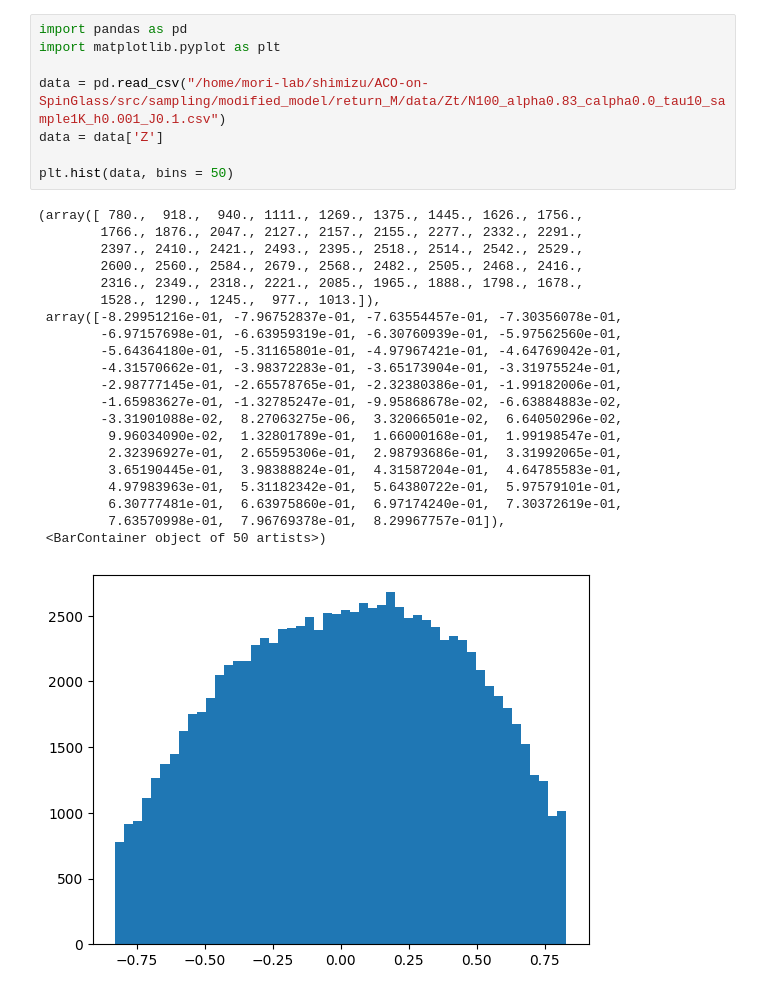
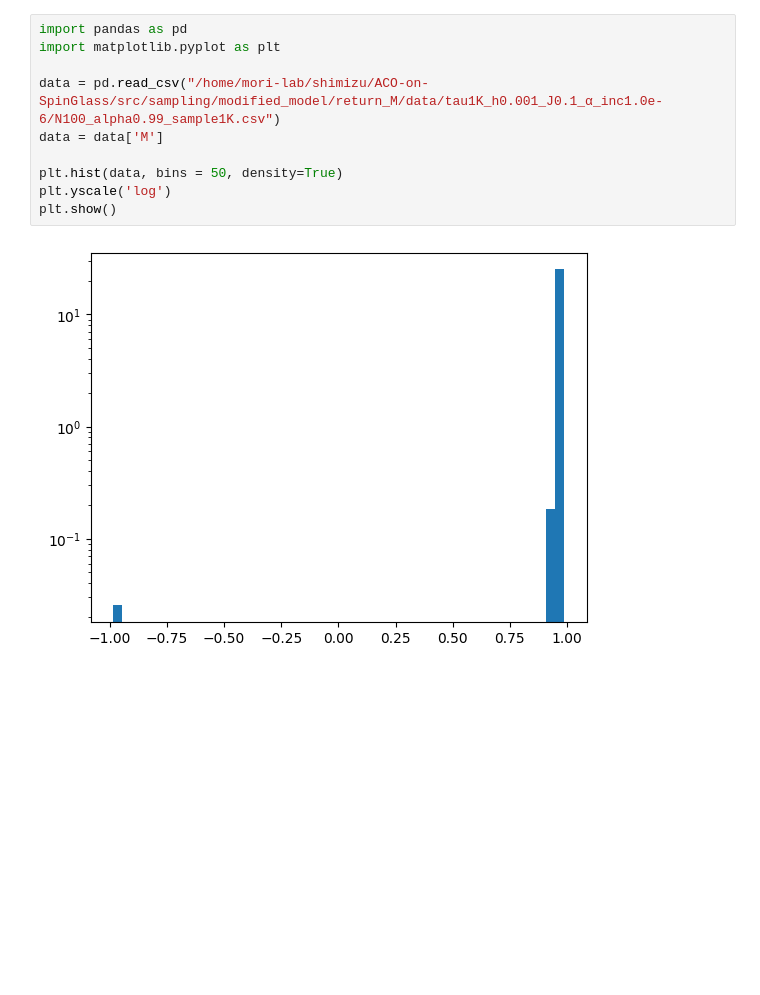
Before and after one commit to LABO-M/aco-on-spinglass, a Jupyter notebook: src/visuals/M_plot.ipynb, the cells around one changed output. Saved outputs shown, nothing was run; the diff lists cells and outputs as text; blank space fills up the shorter version.

```diff
--- a/src/visuals/M_plot.ipynb
+++ b/src/visuals/M_plot.ipynb
@@ -1,30 +1,12 @@
 # %%
 import pandas as pd
 import matplotlib.pyplot as plt
 
-data = pd.read_csv("/home/mori-lab/shimizu/ACO-on-SpinGlass/src/sampling/modified_model/return_M/data/Zt/N100_alpha0.83_calpha0.0_tau10_sample1K_h0.001_J0.1.csv")
-data = data['Z']
+data = pd.read_csv("/home/mori-lab/shimizu/ACO-on-SpinGlass/src/sampling/modified_model/return_M/data/tau1K_h0.001_J0.1_α_inc1.0e-6/N100_alpha0.99_sample1K.csv")
+data = data['M']
 
-plt.hist(data, bins = 50)
+plt.hist(data, bins = 50, density=True)
+plt.yscale('log')
+plt.show()
 # %% [output]
-(array([ 780.,  918.,  940., 1111., 1269., 1375., 1445., 1626., 1756.,
-        1766., 1876., 2047., 2127., 2157., 2155., 2277., 2332., 2291.,
-        2397., 2410., 2421., 2493., 2395., 2518., 2514., 2542., 2529.,
-        2600., 2560., 2584., 2679., 2568., 2482., 2505., 2468., 2416.,
-        2316., 2349., 2318., 2221., 2085., 1965., 1888., 1798., 1678.,
-        1528., 1290., 1245.,  977., 1013.]),
- array([-8.29951216e-01, -7.96752837e-01, -7.63554457e-01, -7.30356078e-01,
-        -6.97157698e-01, -6.63959319e-01, -6.30760939e-01, -5.97562560e-01,
-        -5.64364180e-01, -5.31165801e-01, -4.97967421e-01, -4.64769042e-01,
-        -4.31570662e-01, -3.98372283e-01, -3.65173904e-01, -3.31975524e-01,
-        -2.98777145e-01, -2.65578765e-01, -2.32380386e-01, -1.99182006e-01,
-        -1.65983627e-01, -1.32785247e-01, -9.95868678e-02, -6.63884883e-02,
-        -3.31901088e-02,  8.27063275e-06,  3.32066501e-02,  6.64050296e-02,
-         9.96034090e-02,  1.32801789e-01,  1.66000168e-01,  1.99198547e-01,
-         2.32396927e-01,  2.65595306e-01,  2.98793686e-01,  3.31992065e-01,
-         3.65190445e-01,  3.98388824e-01,  4.31587204e-01,  4.64785583e-01,
-         4.97983963e-01,  5.31182342e-01,  5.64380722e-01,  5.97579101e-01,
-         6.30777481e-01,  6.63975860e-01,  6.97174240e-01,  7.30372619e-01,
-         7.63570998e-01,  7.96769378e-01,  8.29967757e-01]),
- <BarContainer object of 50 artists>)
-[figure, old version]
+[figure, new version]
```
Also changed, not shown: parts of 6 cells of this notebook, 46 other files.
